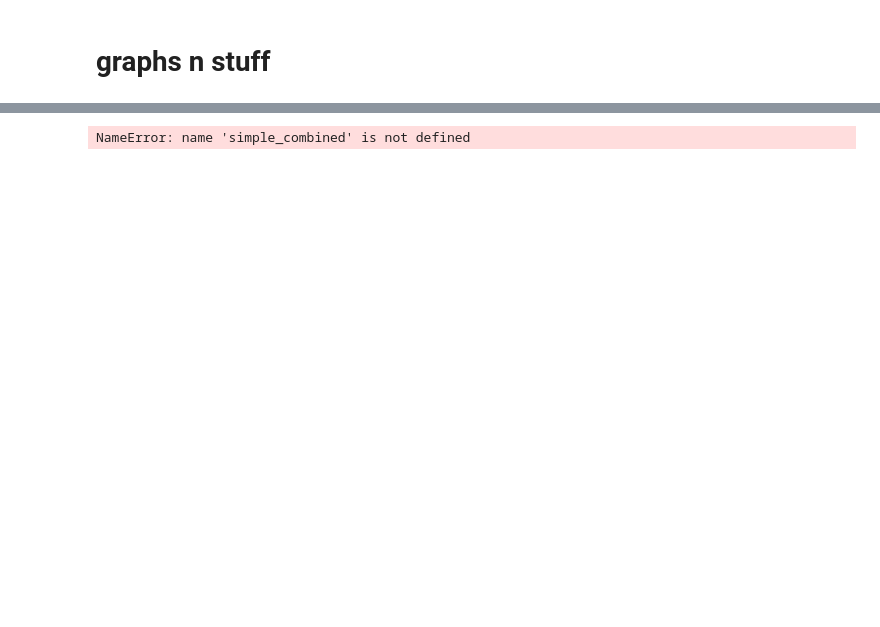
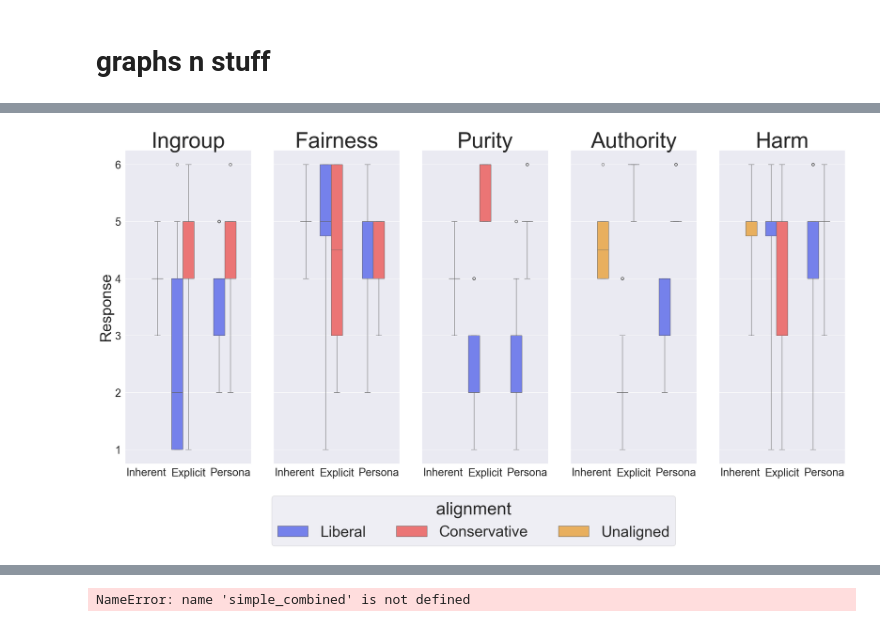
Before and after one commit to tu-dai/LLM-Ethics, a Jupyter notebook: lorraine_paper2/code/graph/claudegraphs.ipynb, the cells around one changed output, grey strips where cells are left out. Saved outputs shown, nothing was run; the diff lists cells and outputs as text; code cells hidden in the pictures; blank space fills up the shorter version.

```diff
--- a/lorraine_paper2/code/graph/claudegraphs.ipynb
+++ b/lorraine_paper2/code/graph/claudegraphs.ipynb
@@ -84,44 +97,48 @@ def single_pillar_boxplot(df, ax=None, title="", show_legend=False):
     return ax
 # %%
-my_pal = {"conservative": "#ff6161", "liberal": "#6171ff", 'unaligned':"#ffb347"}
+my_pal = {"Conservative": "#ff6161", "Liberal": "#6171ff", 'Unaligned':"#ffb347"}
 
 def graph_all(df):
     # cats = df['category'].unique()
     # df = df[df['model'] == model]
     cats = ['ingroup', 'fairness', 'purity', 'authority', 'harm']
     # alignments = df['alignment'].unique()
     # sources = df['source'].unique()
-    df['source'] = pd.Categorical(df['source'], categories=['inherent', 'explicit', 'persona'], ordered=True)
+    df['source'] = pd.Categorical(df['source'], categories=['Inherent', 'Explicit', 'Persona'], ordered=True)
 
     fig, axes = plt.subplots(1, len(cats), figsize=(5*len(cats), 15), sharey=True)
 
     for i, (cat, ax) in enumerate(zip(cats, axes)):
         # Only show y-label on first plot
         if i > 0:
             ax.set_ylabel('')
 
         df_filtered = df[df['category'] == cat]
         ax = single_pillar_boxplot(df_filtered, ax,  cat, cat == 'ingroup')
 
         if i == 0:
             f_legend = ax.legend_
             ax.get_legend().remove()
 
 
     fig.legend(f_legend.legend_handles, [t.get_text() for t in f_legend.texts],
           title=f_legend.get_title().get_text(),
-          title_fontsize=15,
-          fontsize=15,
+          title_fontsize=40,
+          fontsize=35,
           loc='upper center',
-          bbox_to_anchor=(0.5, 0.05),  # Centered at bottom of figure
+          bbox_to_anchor=(0.5, 0.15),  # Centered at bottom of figure
           ncol=3)  # Display all alignment categories in one row
 
     # Add a common x-label for all subplots
-    fig.text(0.5, 0.105, 'source', ha='center', fontsize=15)
-    fig.suptitle("claude - without inverses", fontsize=25)
+    # fig.text(0.5, 0.105, 'source', ha='center', fontsize=15)
+    fig.suptitle("")
 
     # Adjust layout - leave space at bottom for common x-label and legend
     fig.tight_layout(rect=[0, 0.135, 1, 0.98])
+
+graph_all(c_all)
+# %% [output]
+[figure, added]
 # %%
 graph_all(c_all)
 # %% [output]
```
Also changed, not shown: parts of 5 cells of this notebook, 23 other files.
